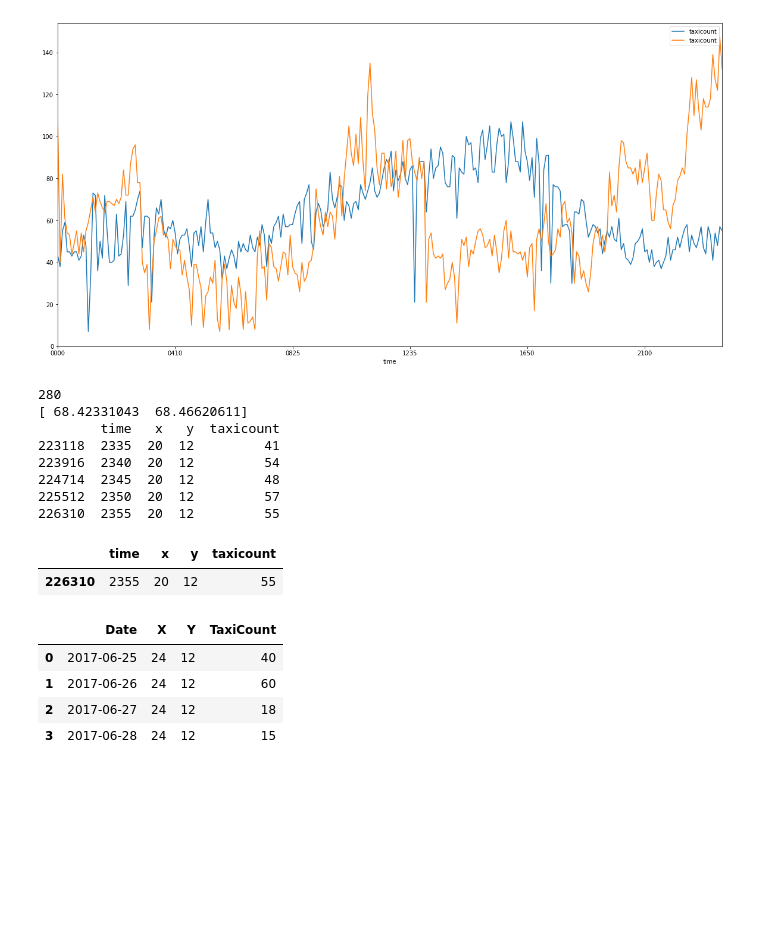
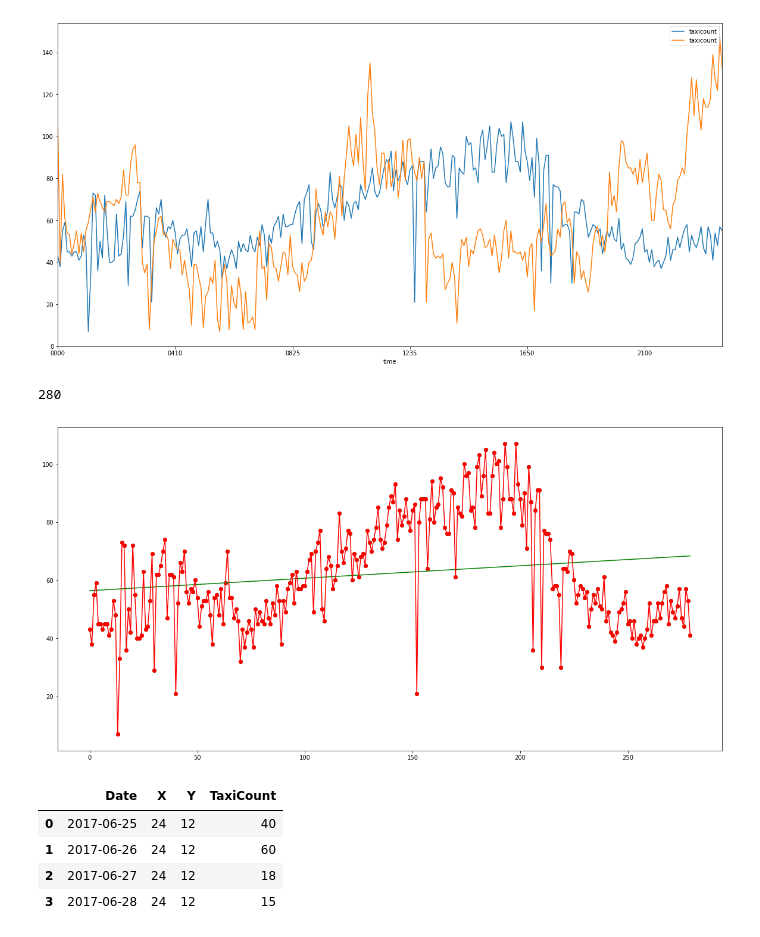
Before and after one commit to hari-allamraju/sg-taxidata, a Jupyter notebook: Basic analysis.ipynb, the cells around one changed output. Cells and saved outputs as stored; diff of their text form; code cells hidden in the pictures; blank space fills up the shorter version.

```diff
--- a/Basic analysis.ipynb
+++ b/Basic analysis.ipynb
@@ -45,34 +45,27 @@ plt.show()
 # %%
 from sklearn.linear_model import LinearRegression
 
 X = np.array(range(280))
 y = (df.query('x==20 and y==12').head(280)['taxicount']).as_matrix()
 
 print len(y)
 
 X=X.reshape(-1,1)
 
 model = LinearRegression()
 model.fit(X, y)
 
 X_predict=np.array([281,282]).reshape(-1,1)
 
-print model.predict(X_predict)
+plt.scatter(X, y,color='g')
+plt.plot(X, model.predict(X),color='g')
 
-print df.query('x==20 and y==12').tail()
-
-df.query("x==20 and y==12 and time=='2355'")
+plt.scatter(X, y, color='r')
+plt.plot(X, y, color='r')
+plt.show()
 # %% [output]
 280
-[ 68.42331043  68.46620611]
-        time   x   y  taxicount
-223118  2335  20  12         41
-223916  2340  20  12         54
-224714  2345  20  12         48
-225512  2350  20  12         57
-226310  2355  20  12         55
-|  | time | x | y | taxicount |
-| 226310 | 2355 | 20 | 12 | 55 |
+[figure, added]
 # %%
 by_hour = taxis.fetch_loc_by_time("taxis.db","0855",LAT,LON)
 df_hour = pd.DataFrame(by_hour)
```
Also changed, not shown: parts of 2 cells of this notebook, 1 other file.
